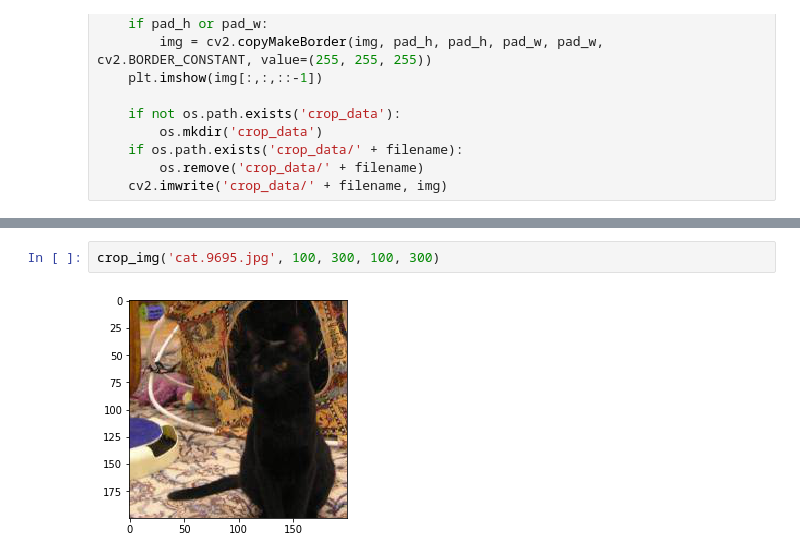
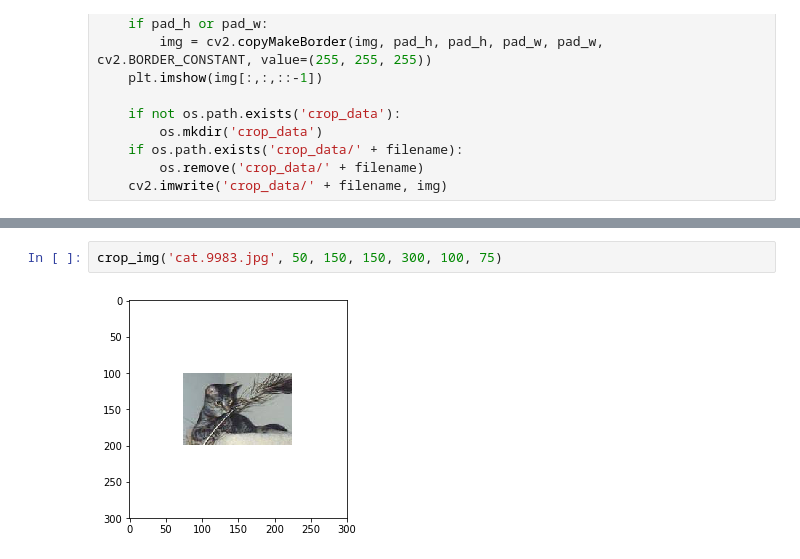
Before and after one commit to crj0322/dog_vs_cat, a Jupyter notebook: classification/data_preprocess.ipynb, the cells around one changed output, grey strips where cells are left out. Cells and saved outputs as stored; diff of their text form.

```diff
--- a/classification/data_preprocess.ipynb
+++ b/classification/data_preprocess.ipynb
@@ -176,4 +172,4 @@ crop_img('cat.3881.jpg', 100, 300, 50, 250)
 # %%
-crop_img('cat.9695.jpg', 100, 300, 100, 300)
+crop_img('cat.9983.jpg', 50, 150, 150, 300, 100, 75)
 # %% [output]
-[figure, old version]
+[figure, new version]
```
Also changed, not shown: parts of 24 cells of this notebook, 6 other files.
